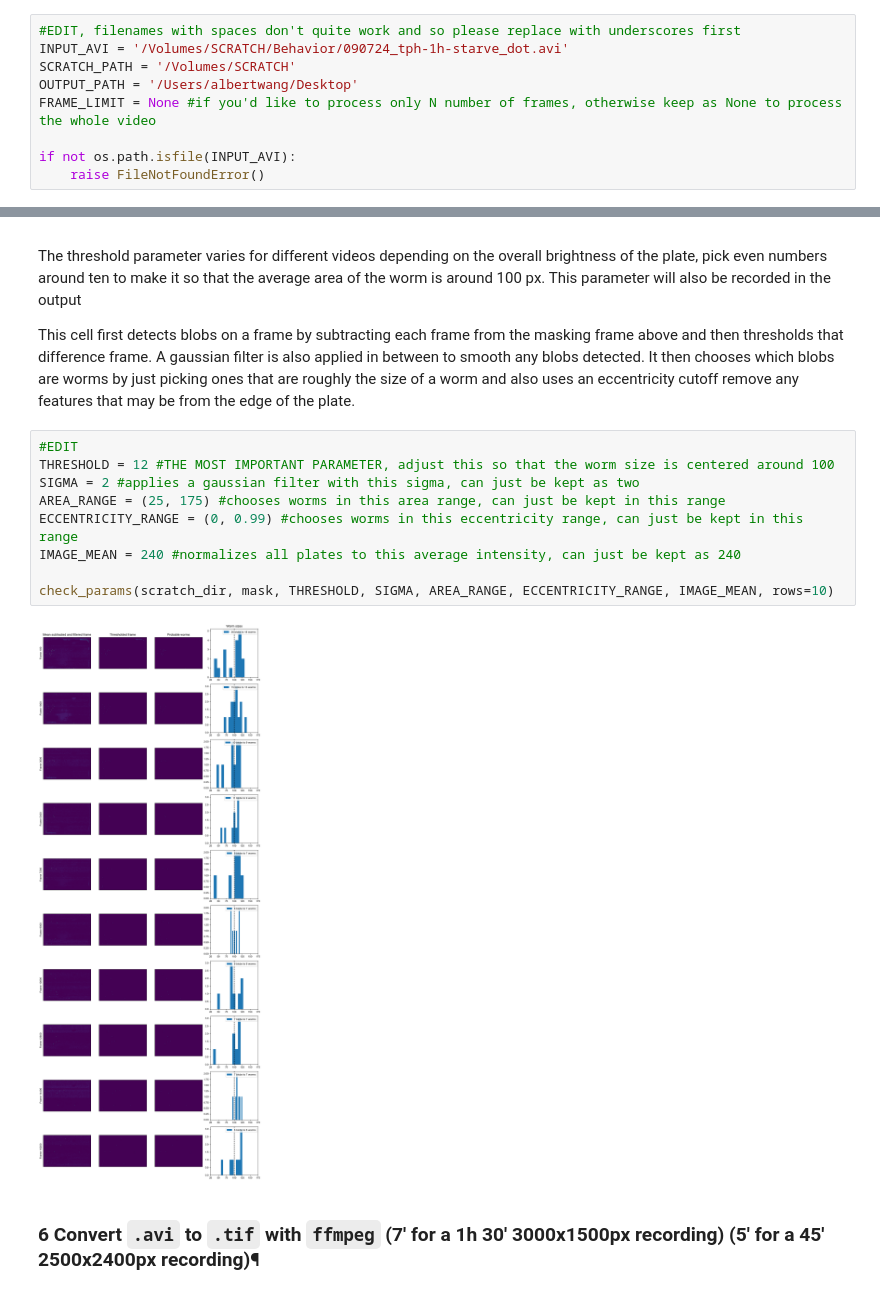
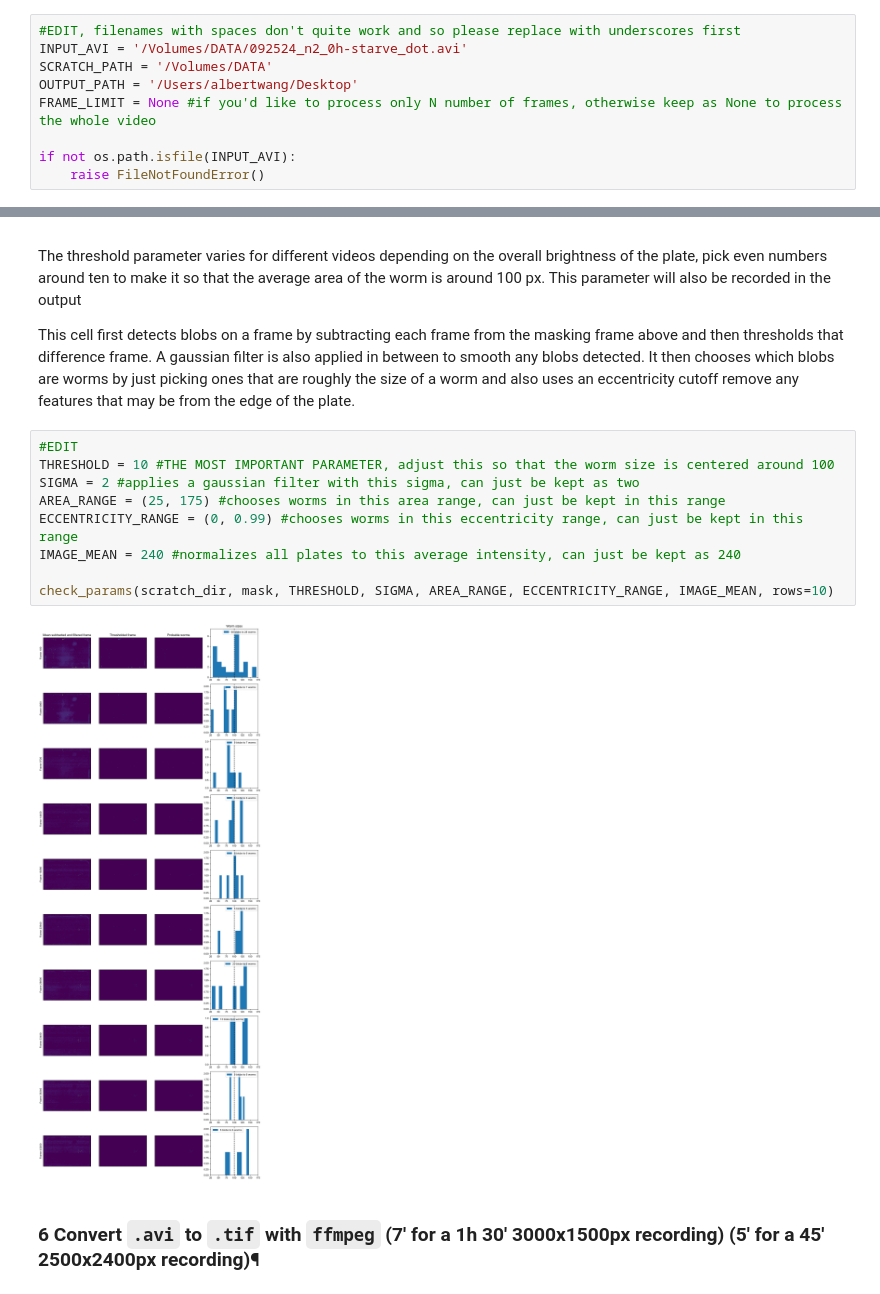
Before and after one commit to azwang10/multi-worm-tracker, a Jupyter notebook: multiwormtracker.ipynb, the cells around one changed output, grey strips where cells are left out. Cells and saved outputs as stored; diff of their text form.

```diff
--- a/multiwormtracker.ipynb
+++ b/multiwormtracker.ipynb
@@ -16,8 +16,8 @@ from mwt import *
 The notebook requires a scratch directory with a lot of storage that will be filled with the `.avi` file converted into `.tif` for each individual frame. This scratch directory should have up to 75 GB free (51 GB used for a 1h 30' 3000x1500px recording) (36 GB used for a 45' 2500x2400px recording)
 # %%
 #EDIT, filenames with spaces don't quite work and so please replace with underscores first
-INPUT_AVI = '/Volumes/SCRATCH/Behavior/090724_tph-1h-starve_dot.avi'
-SCRATCH_PATH = '/Volumes/SCRATCH'
+INPUT_AVI = '/Volumes/DATA/092524_n2_0h-starve_dot.avi'
+SCRATCH_PATH = '/Volumes/DATA'
 OUTPUT_PATH = '/Users/albertwang/Desktop'
 FRAME_LIMIT = None #if you'd like to process only N number of frames, otherwise keep as None to process the whole video
 
@@ -66,15 +49,15 @@ The threshold parameter varies for different videos depending on the overall bri
 This cell first detects blobs on a frame by subtracting each frame from the masking frame above and then thresholds that difference frame. A gaussian filter is also applied in between to smooth any blobs detected. It then chooses which blobs are worms by just picking ones that are roughly the size of a worm and also uses an eccentricity cutoff remove any features that may be from the edge of the plate.
 # %%
 #EDIT
-THRESHOLD = 12 #THE MOST IMPORTANT PARAMETER, adjust this so that the worm size is centered around 100
+THRESHOLD = 10 #THE MOST IMPORTANT PARAMETER, adjust this so that the worm size is centered around 100
 SIGMA = 2 #applies a gaussian filter with this sigma, can just be kept as two
 AREA_RANGE = (25, 175) #chooses worms in this area range, can just be kept in this range
 ECCENTRICITY_RANGE = (0, 0.99) #chooses worms in this eccentricity range, can just be kept in this range
 IMAGE_MEAN = 240 #normalizes all plates to this average intensity, can just be kept as 240
 
 check_params(scratch_dir, mask, THRESHOLD, SIGMA, AREA_RANGE, ECCENTRICITY_RANGE, IMAGE_MEAN, rows=10)
 # %% [output]
-[figure, old version]
+[figure, new version]
 # %% [markdown]
 ### 6 Convert `.avi` to `.tif` with `ffmpeg` (7' for a 1h 30' 3000x1500px recording) (5' for a 45' 2500x2400px recording)¶
 # %%
```
Also changed, not shown: parts of 9 cells of this notebook, 1 other file.
